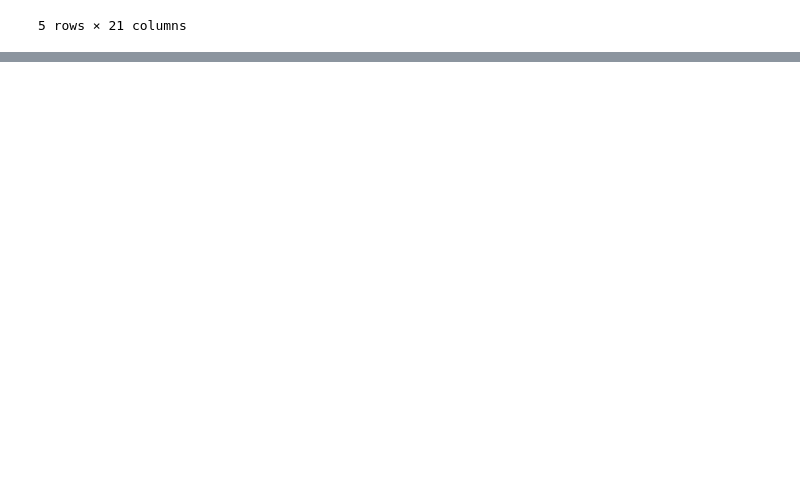
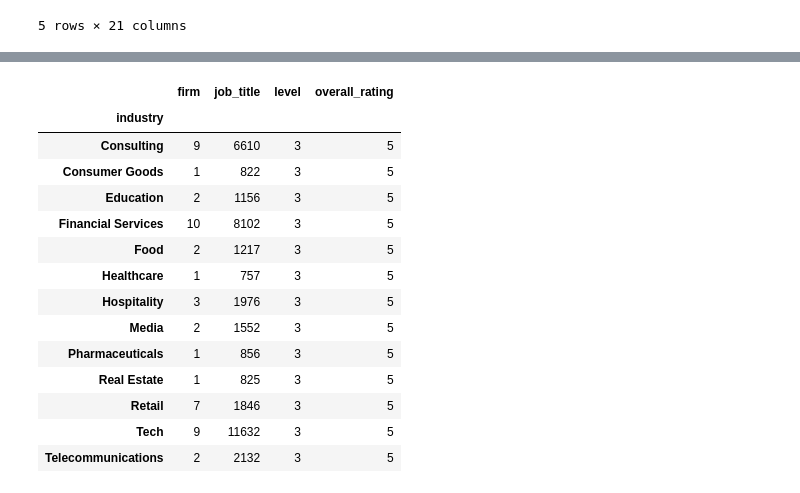
Before and after one commit to AndrewLee23708/GlassdoorEmployeeDS, a Jupyter notebook: Project_Notebooks/3.5.ExperimentDesign.ipynb, the cells around one changed output, grey strips where cells are left out. Cells and saved outputs as stored; diff of their text form; code cells hidden in the pictures; blank space fills up the shorter version.

Commit message:
completed general test industry-wide

```diff
--- a/Project_Notebooks/3.5.ExperimentDesign.ipynb
+++ b/Project_Notebooks/3.5.ExperimentDesign.ipynb
@@ -51,0 +41,4 @@ for rate_col in rate_cols:
+# %%
+df_level = df.drop(labels=['location', 'status', 'years', 'work_life_balance', 'culture_values','career_opp', 'comp_benefits', 'senior_mgmt',
+                           'headline', 'pros', 'cons', 'combined_text', 'processed_text', 'word_count', 'char_count', 'sentiment_score'], axis=1)
+df_level
@@ -51,0 +59,19 @@ for rate_col in rate_cols:
+# %%
+df_count = df_level.groupby('industry').nunique()
+df_count
+# %% [output]
+|  | firm | job_title | level | overall_rating |
+| industry |  |  |  |  |
+| Consulting | 9 | 6610 | 3 | 5 |
+| Consumer Goods | 1 | 822 | 3 | 5 |
+| Education | 2 | 1156 | 3 | 5 |
+| Financial Services | 10 | 8102 | 3 | 5 |
+| Food | 2 | 1217 | 3 | 5 |
+| Healthcare | 1 | 757 | 3 | 5 |
+| Hospitality | 3 | 1976 | 3 | 5 |
+| Media | 2 | 1552 | 3 | 5 |
+| Pharmaceuticals | 1 | 856 | 3 | 5 |
+| Real Estate | 1 | 825 | 3 | 5 |
+| Retail | 7 | 1846 | 3 | 5 |
+| Tech | 9 | 11632 | 3 | 5 |
+| Telecommunications | 2 | 2132 | 3 | 5 |
```
Also changed, not shown: parts of 37 cells of this notebook, 3 other files.
